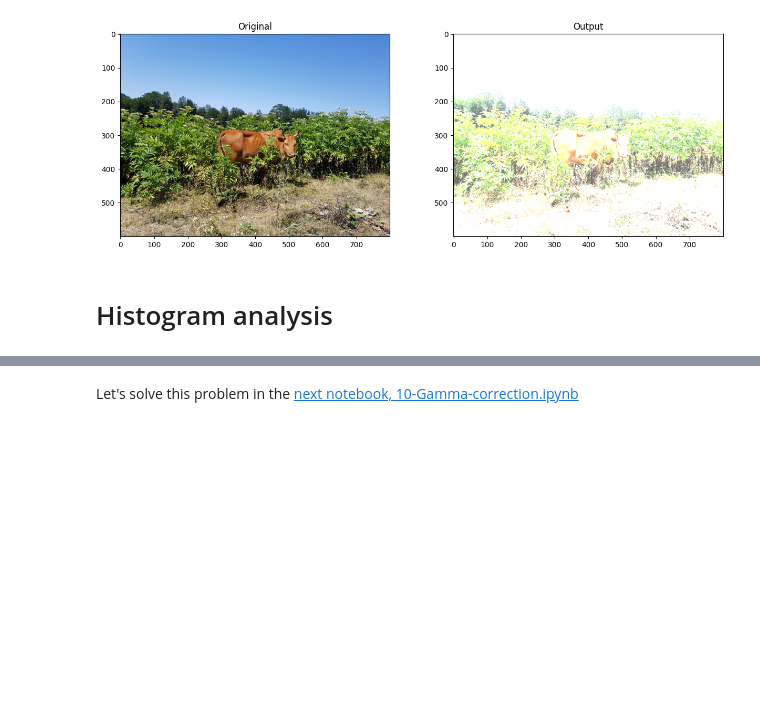
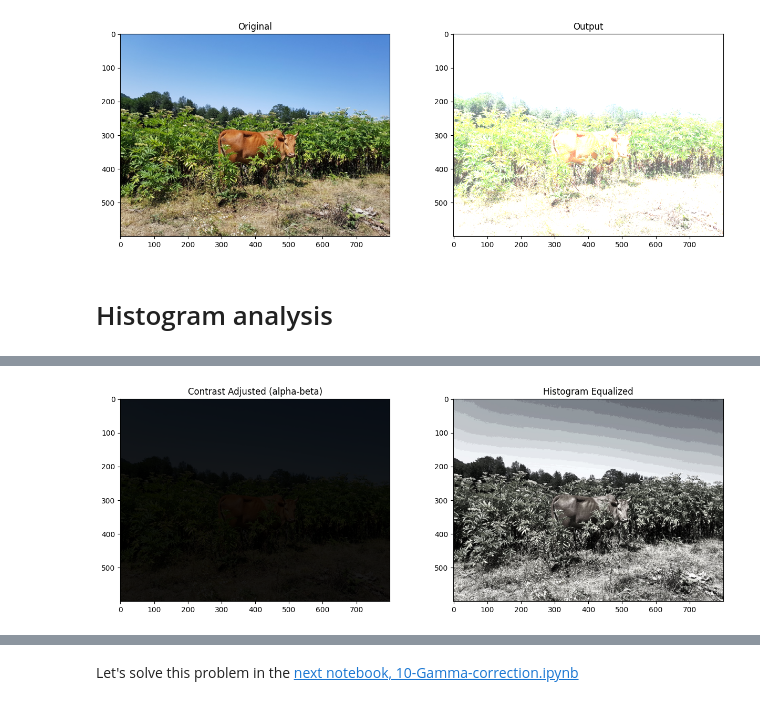
Before and after one commit to mahdieslaminet/Machine_Vision_Colab_Based, a Jupyter notebook: 09-linear-brightness-and-contrast-adjustment.ipynb, the cells around one changed output, grey strips where cells are left out. Cells and saved outputs as stored; diff of their text form; code cells hidden in the pictures; blank space fills up the shorter version.

```diff
--- a/09-linear-brightness-and-contrast-adjustment.ipynb
+++ b/09-linear-brightness-and-contrast-adjustment.ipynb
@@ -99,0 +100,31 @@ plt.subplot(133);plt.hist(gray_new_image2.ravel(),256,[0,256]);plt.title("new_im
+# %%
+# فرض بر این است که new_image قبلاً تولید شده است (با alpha و beta)
+
+# تبدیل تصویر به فضای رنگی YCrCb
+img_ycrcb = cv2.cvtColor(new_image, cv2.COLOR_BGR2YCrCb)
+
+# جدا کردن کانال‌ها
+y, cr, cb = cv2.split(img_ycrcb)
+
+# اعمال equalization روی کانال Y (روشنایی)
+y_eq = cv2.equalizeHist(y)
+
+# ترکیب دوباره کانال‌ها
+img_ycrcb_eq = cv2.merge((y_eq, cr, cb))
+
+# تبدیل به فضای BGR برای نمایش
+image_eq = cv2.cvtColor(img_ycrcb_eq, cv2.COLOR_YCrCb2BGR)
+
+# نمایش تصویر اصلی و تصویر بهبود یافته
+plt.figure(figsize=[15,5])
+plt.subplot(1,2,1)
+plt.imshow(cv2.cvtColor(new_image, cv2.COLOR_BGR2RGB))
+plt.title("Contrast Adjusted (alpha-beta)")
+
+plt.subplot(1,2,2)
+plt.imshow(cv2.cvtColor(image_eq, cv2.COLOR_BGR2RGB))
+plt.title("Histogram Equalized")
+
+plt.show()
+# %% [output]
+[figure, added]
```
Also changed, not shown: parts of 3 cells of this notebook.
